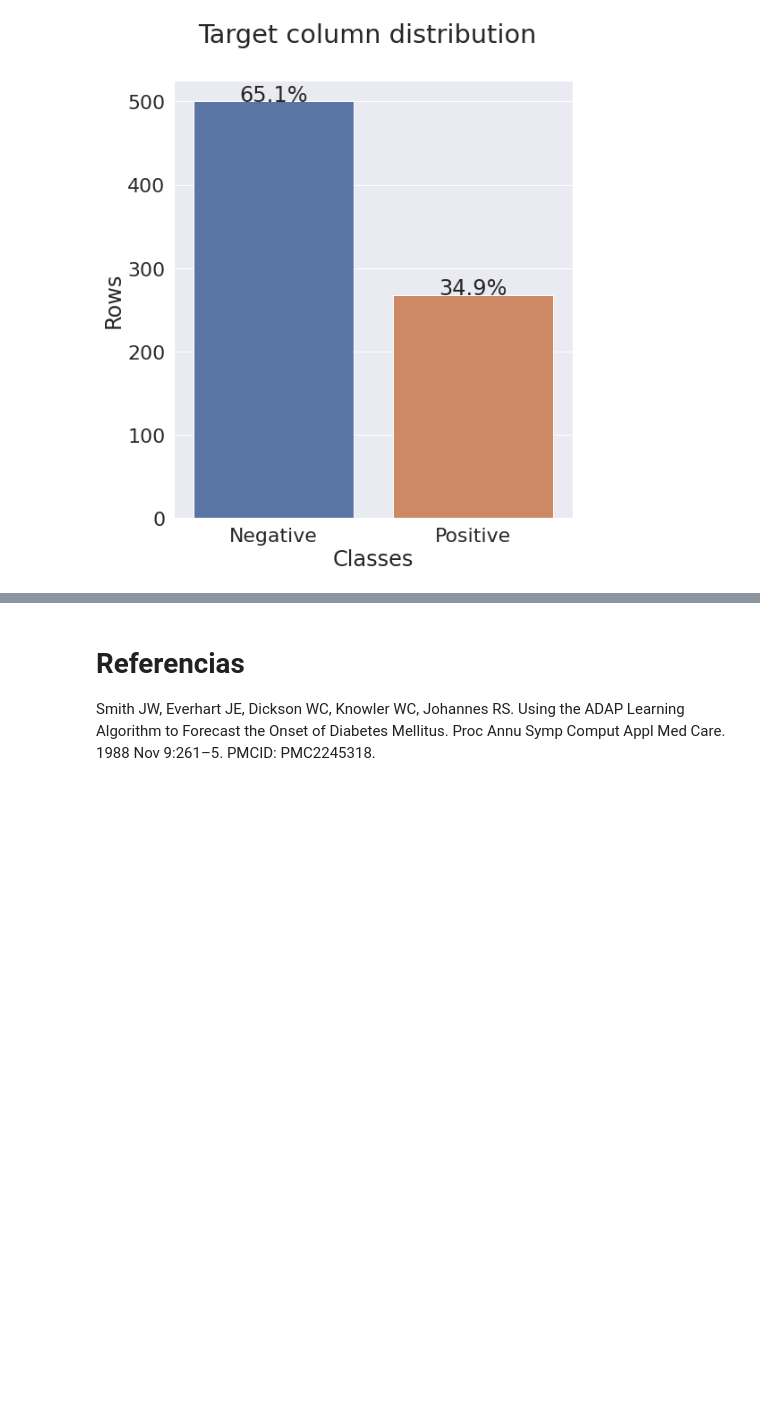
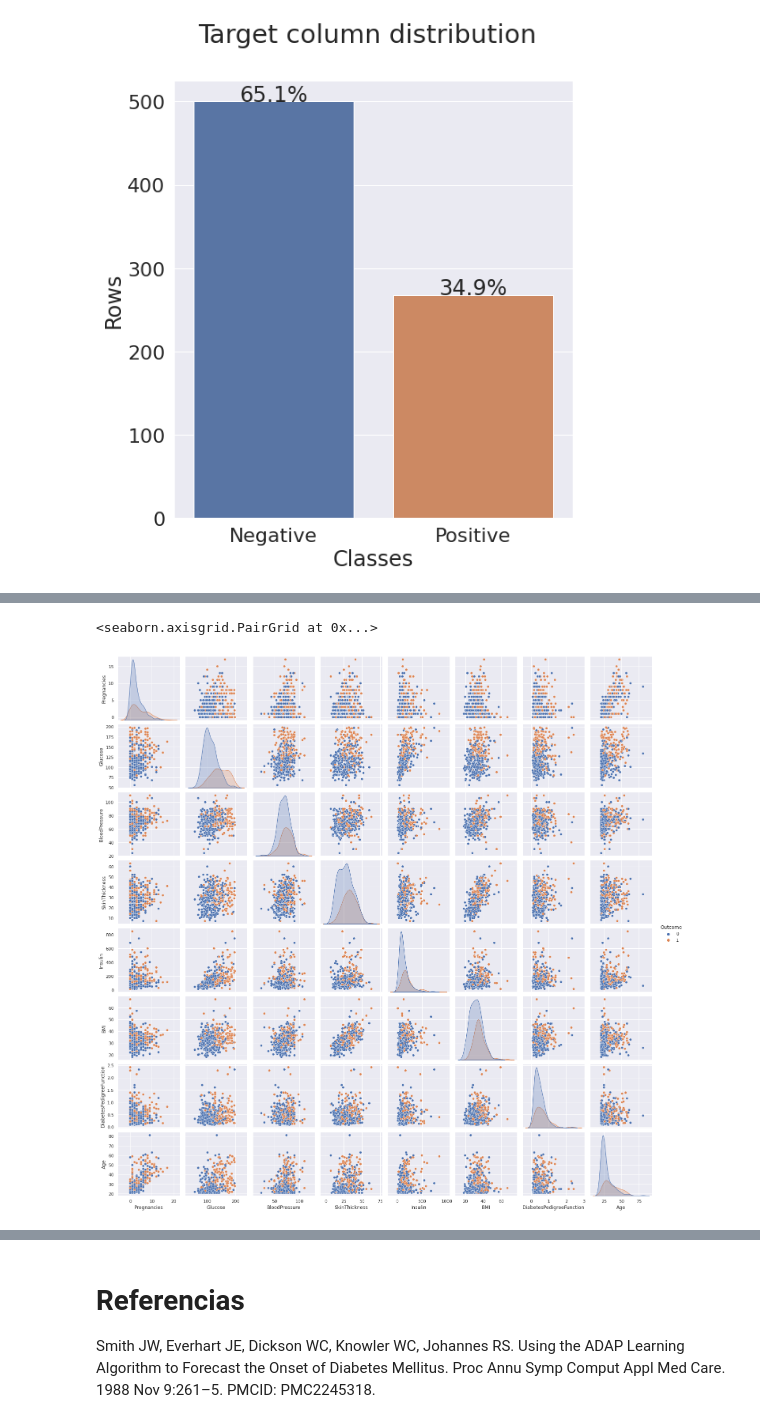
Before and after one commit to LeonardoHoltz/MachineLearningDiabetesPredict, a Jupyter notebook: Trabalho_de_Aprendizado_de_Máquina_Classificação.ipynb, the cells around one changed output, grey strips where cells are left out. Saved outputs shown, nothing was run; the diff lists cells and outputs as text; code cells hidden in the pictures; blank space fills up the shorter version.

```diff
--- a/Trabalho_de_Aprendizado_de_Máquina_Classificação.ipynb
+++ b/Trabalho_de_Aprendizado_de_Máquina_Classificação.ipynb
@@ -234,0 +211,2 @@ Accuracy:  0.7402597402597403
+# %%
+df_all_valid = df.loc[(df['BMI'] != 0) & (df['Insulin'] != 0) & (df['BloodPressure'] != 0) & (df['Glucose'] != 0) & (df['SkinThickness'] != 0)]
@@ -234,0 +225,6 @@ Accuracy:  0.7402597402597403
+# %%
+sns.set_context("notebook", font_scale=1)
+sns.pairplot(df_all_valid, hue='Outcome')
+# %% [output]
+<seaborn.axisgrid.PairGrid at 0x...>
+[figure, added]
```
Also changed, not shown: parts of 74 cells of this notebook.
